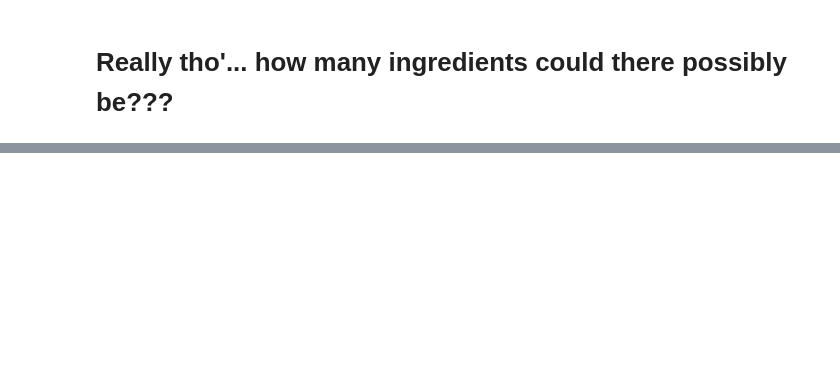
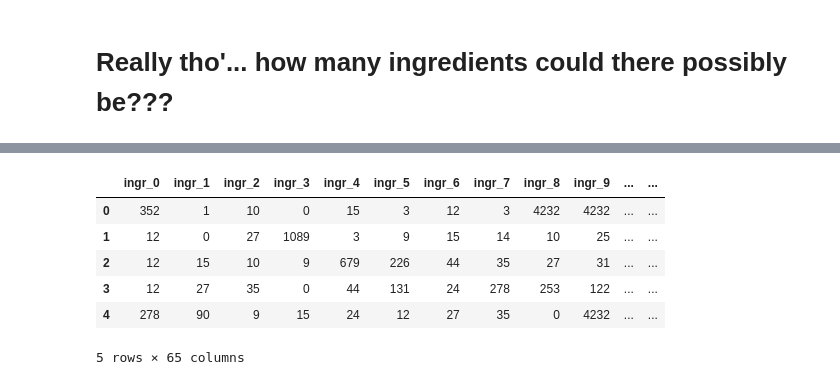
Before and after one commit to BloomTech-Labs/MyDish-DS, a Jupyter notebook: slightfoot/ingr_scratchpad.ipynb, the cells around one changed output, grey strips where cells are left out. Cells and saved outputs as stored; diff of their text form; code cells hidden in the pictures; blank space fills up the shorter version.

```diff
--- a/slightfoot/ingr_scratchpad.ipynb
+++ b/slightfoot/ingr_scratchpad.ipynb
@@ -369,0 +100,14 @@ len(top_ingr)
+# %%
+def ingredient_count(dfcolumn):
+
+    # Create dictionary with word count
+    d = dict()
+
+    for l in dfcolumn:
+        for i in l:
+            if i in d:
+                d[i] = d[i] + 1
+            else:
+                d[i] = 1
+
+    return pd.DataFrame(d.items(), columns=['ingredient', 'count'])
@@ -369,0 +175,12 @@ len(top_ingr)
+# %%
+# convert ingredients to numeric representations
+encoded_df = modeling_df.applymap(ingr_int.get)
+encoded_df.head()
+# %% [output]
+|  | ingr_0 | ingr_1 | ingr_2 | ingr_3 | ingr_4 | ingr_5 | ingr_6 | ingr_7 | ingr_8 | ingr_9 | ... | ... |
+| 0 | 352 | 1 | 10 | 0 | 15 | 3 | 12 | 3 | 4232 | 4232 | ... | ... |
+| 1 | 12 | 0 | 27 | 1089 | 3 | 9 | 15 | 14 | 10 | 25 | ... | ... |
+| 2 | 12 | 15 | 10 | 9 | 679 | 226 | 44 | 35 | 27 | 31 | ... | ... |
+| 3 | 12 | 27 | 35 | 0 | 44 | 131 | 24 | 278 | 253 | 122 | ... | ... |
+| 4 | 278 | 90 | 9 | 15 | 24 | 12 | 27 | 35 | 0 | 4232 | ... | ... |
+5 rows × 65 columns
```
Also changed, not shown: parts of 49 cells of this notebook, 1 other file.
